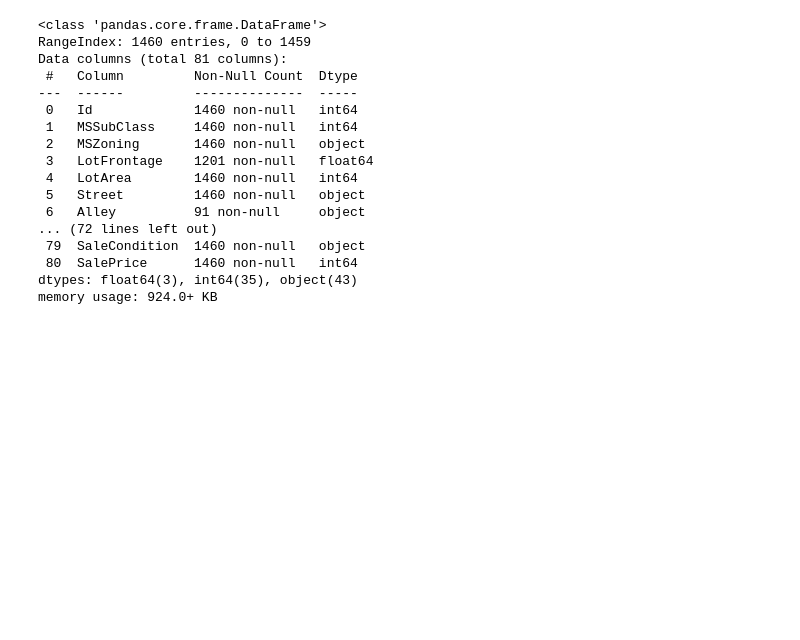
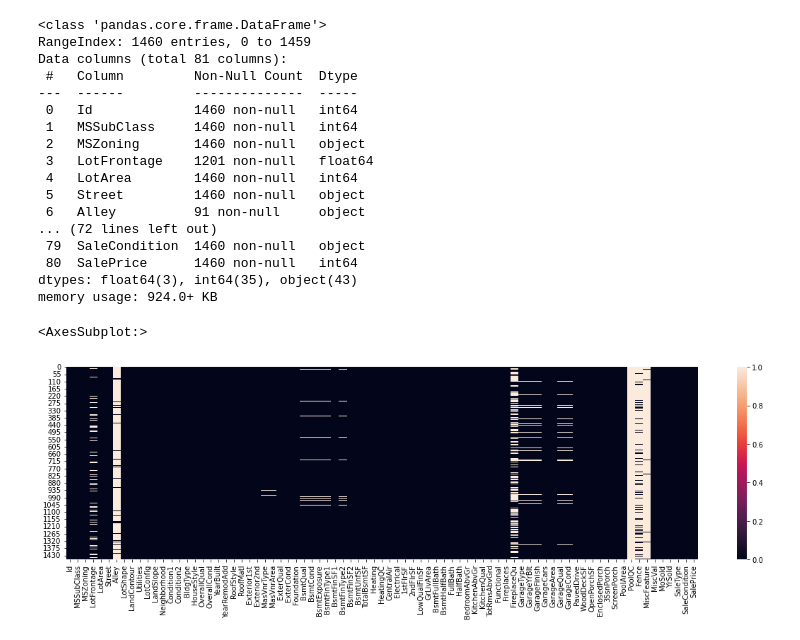
Before and after one commit to Nikalozj/House-Prices-Kaggle, a Jupyter notebook: Exploratory Data Analysis.ipynb, the cells around one changed output. Cells and saved outputs as stored; diff of their text form; code cells hidden in the pictures; blank space fills up the shorter version.

Commit message:
Add Null & Corr Heatmap, Target Variable Corr

```diff
--- a/Exploratory Data Analysis.ipynb
+++ b/Exploratory Data Analysis.ipynb
@@ -41,0 +44,7 @@ memory usage: 924.0+ KB
+# %%
+plt.figure(figsize=(20,5))
+
+sns.heatmap(housing.isnull())
+# %% [output]
+<AxesSubplot:>
+[figure, added]
```
Also changed, not shown: parts of 6 cells of this notebook.
